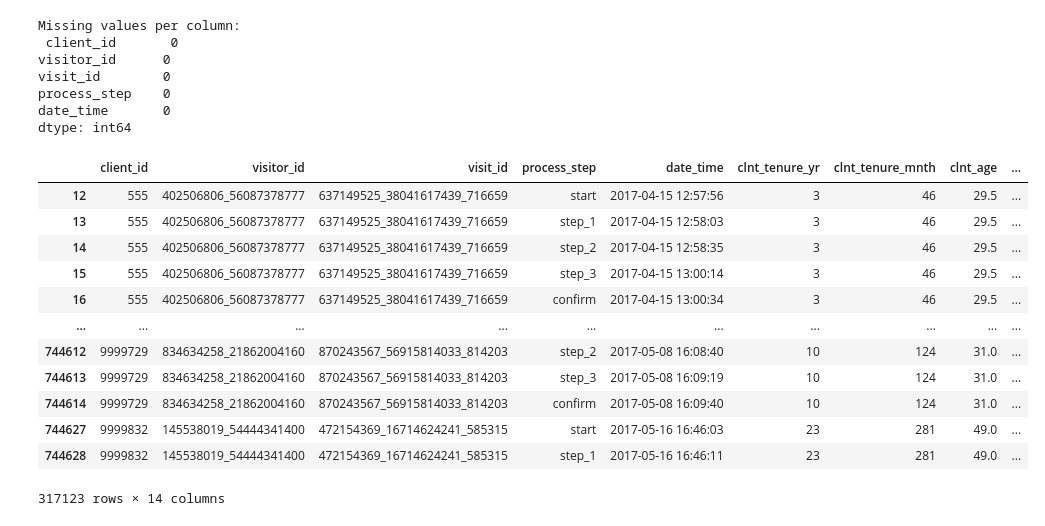
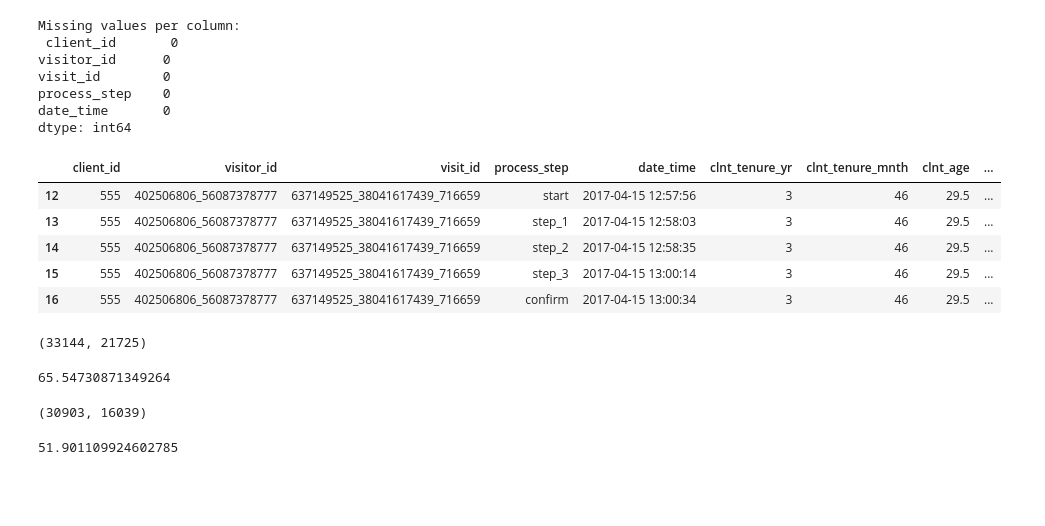
Before and after one commit to mombolionnel-max/Project_vanguard, a Jupyter notebook: PROJECT VANGUARD MERGED (1).ipynb, the cells around one changed output. Saved outputs shown, nothing was run; the diff lists cells and outputs as text; code cells hidden in the pictures; blank space fills up the shorter version.

```diff
--- a/PROJECT VANGUARD MERGED (1).ipynb
+++ b/PROJECT VANGUARD MERGED (1).ipynb
@@ -6,7 +6,7 @@ import numpy as np
 
 %matplotlib inline
 # %%
-df = pd.read_csv("df_final_demo.txt")
+df = pd.read_csv(r"C:\Users\mombo\OneDrive\Desktop\IRONHACK - COURSE\SEM 5\PROJECT\df_final_demo.txt")
 df
 # %% [output]
 |  | client_id | clnt_tenure_yr | clnt_tenure_mnth | clnt_age | gendr | num_accts | bal | calls_6_mnth | ... |
@@ -23,7 +23,7 @@ df
 | 70608 | 5602139 | 21.0 | 254.0 | 59.5 | F | 3.0 | 157498.73 | 7.0 | ... |
 70609 rows × 9 columns
 # %%
-df1 = pd.read_csv("df_final_experiment_clients.txt")
+df1 = pd.read_csv(r"C:\Users\mombo\OneDrive\Desktop\IRONHACK - COURSE\SEM 5\PROJECT\df_final_experiment_clients.txt")
 
 df1
 # %% [output]
@@ -91,7 +91,7 @@ dtype: int64
 | 50499 | 7468138 | 18 | 222 | 61.0 | F | 3 | 209278.15 | 0 | ... |
 50488 rows × 10 columns
 # %%
-pt1 = pd.read_csv('df_final_web_data_pt_1.txt', sep=',')
+pt1 = pd.read_csv(r"C:\Users\mombo\OneDrive\Desktop\IRONHACK - COURSE\SEM 5\PROJECT\df_final_web_data_pt_1.txt", sep=',')
 pt1
 # %% [output]
 |  | client_id | visitor_id | visit_id | process_step | date_time |
@@ -108,7 +108,7 @@ pt1
 | 343140 | 2443347 | 465784886_73090545671 | 136329900_10529659391_316129 | start | 2017-03-31 15:10:47 |
 343141 rows × 5 columns
 # %%
-pt2 = pd.read_csv('df_final_web_data_pt_2.txt', sep=',')
+pt2 = pd.read_csv(r"C:\Users\mombo\OneDrive\Desktop\IRONHACK - COURSE\SEM 5\PROJECT\df_final_web_data_pt_2.txt", sep=',')
 pt2
 # %% [output]
 |  | client_id | visitor_id | visit_id | process_step | date_time |
@@ -162,20 +162,72 @@ dtype: int64
 # %%
 # Merge demographics + experiment data and web data
 merged = web_data.merge(dem_ex, on='client_id', how='left')
 merged = merged.dropna()
 
-merged
+merged.head()
 # %% [output]
 |  | client_id | visitor_id | visit_id | process_step | date_time | clnt_tenure_yr | clnt_tenure_mnth | clnt_age | ... |
 | 12 | 555 | 402506806_56087378777 | 637149525_38041617439_716659 | start | 2017-04-15 12:57:56 | 3 | 46 | 29.5 | ... |
 | 13 | 555 | 402506806_56087378777 | 637149525_38041617439_716659 | step_1 | 2017-04-15 12:58:03 | 3 | 46 | 29.5 | ... |
 | 14 | 555 | 402506806_56087378777 | 637149525_38041617439_716659 | step_2 | 2017-04-15 12:58:35 | 3 | 46 | 29.5 | ... |
 | 15 | 555 | 402506806_56087378777 | 637149525_38041617439_716659 | step_3 | 2017-04-15 13:00:14 | 3 | 46 | 29.5 | ... |
 | 16 | 555 | 402506806_56087378777 | 637149525_38041617439_716659 | confirm | 2017-04-15 13:00:34 | 3 | 46 | 29.5 | ... |
-| ... | ... | ... | ... | ... | ... | ... | ... | ... | ... |
-| 744612 | 9999729 | 834634258_21862004160 | 870243567_56915814033_814203 | step_2 | 2017-05-08 16:08:40 | 10 | 124 | 31.0 | ... |
-| 744613 | 9999729 | 834634258_21862004160 | 870243567_56915814033_814203 | step_3 | 2017-05-08 16:09:19 | 10 | 124 | 31.0 | ... |
-| 744614 | 9999729 | 834634258_21862004160 | 870243567_56915814033_814203 | confirm | 2017-05-08 16:09:40 | 10 | 124 | 31.0 | ... |
-| 744627 | 9999832 | 145538019_54444341400 | 472154369_16714624241_585315 | start | 2017-05-16 16:46:03 | 23 | 281 | 49.0 | ... |
-| 744628 | 9999832 | 145538019_54444341400 | 472154369_16714624241_585315 | step_1 | 2017-05-16 16:46:11 | 23 | 281 | 49.0 | ... |
-317123 rows × 14 columns
+# %%
+# Calcul complition rate group TEST
+
+# number of unique visit which are started the process for group Test
+df_start_test = merged[
+    (merged['process_step'] == 'start') &
+    (merged['variation'] == 'Test')
+]
+N_start_test = df_start_test['visit_id'].nunique()
+
+# number of unique visit which are  confirmed the process for group Test
+
+df_confirm_test = merged[
+    (merged['process_step'] == 'confirm') &
+    (merged['variation'] == 'Test')
+]
+N_confirm_test = df_confirm_test['visit_id'].nunique()
+
+
+N_start_test, N_confirm_test
+# %% [output]
+(33144, 21725)
+# %%
+# Calcul of completion rate of TEST GROUP --> % of visits which started and completed for test group
+
+completion_rate_test = (N_confirm_test / N_start_test) * 100
+
+completion_rate_test
+# %% [output]
+65.54730871349264
+# %%
+# Calcul complition rate group CONTROL
+
+# number of unique visit which are started the process for group Control
+df_start_control = merged[
+    (merged['process_step'] == 'start') &
+    (merged['variation'] == 'Control')
+]
+N_start_control = df_start_control['visit_id'].nunique()
+
+# number of unique visit which are  confirmed the process for group Control
+
+df_confirm_control = merged[
+    (merged['process_step'] == 'confirm') &
+    (merged['variation'] == 'Control')
+]
+N_confirm_control = df_confirm_control['visit_id'].nunique()
+
+
+N_start_control, N_confirm_control
+# %% [output]
+(30903, 16039)
+# %%
+# Calcul of completion rate of CONTROL GROUP --> % of visits which started and completed  for  control group
+completion_rate_control =(N_confirm_control / N_start_control) * 100
+
+completion_rate_control
+# %% [output]
+51.901109924602785
```
Also changed, not shown: parts of 6 cells of this notebook.
